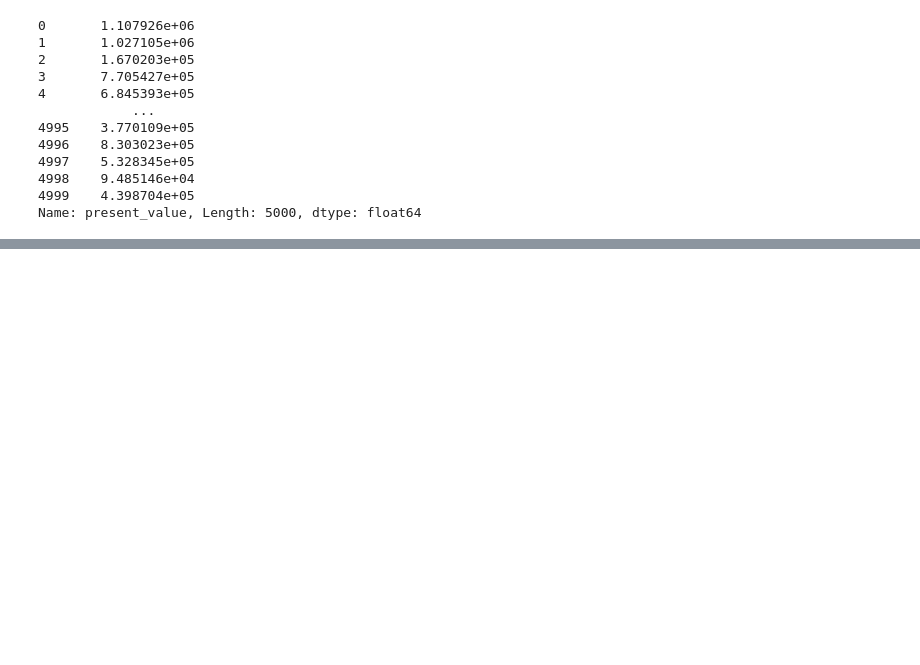
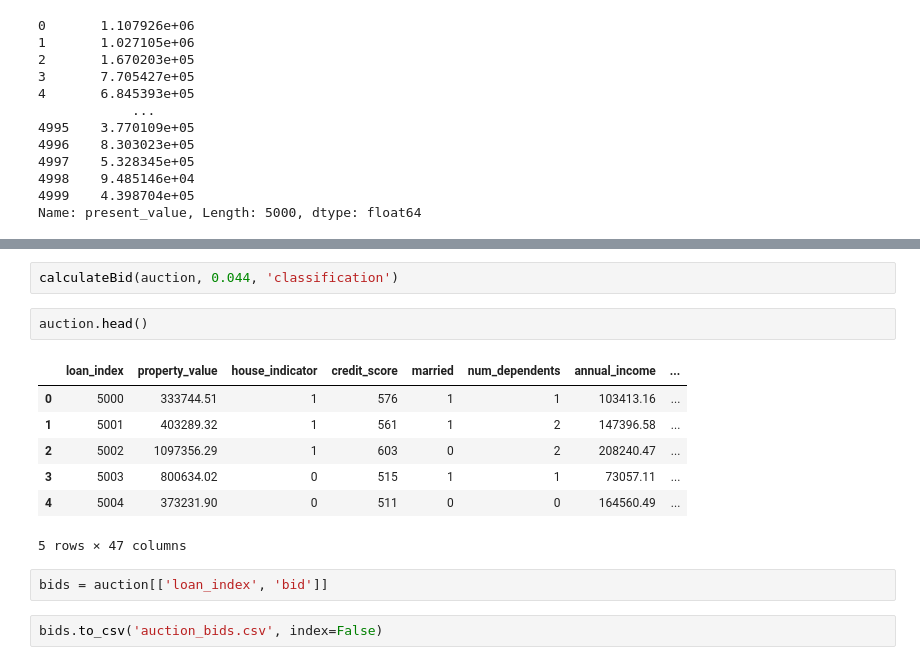
Before and after one commit to rezabrizi/Mortgage-Modeling, a Jupyter notebook: model.ipynb, the cells around one changed output, grey strips where cells are left out. Cells and saved outputs as stored; diff of their text form; blank space fills up the shorter version.

```diff
--- a/model.ipynb
+++ b/model.ipynb
@@ -419,0 +475,16 @@ for idx, row in mortgage.iterrows():
+# %%
+calculateBid(auction, 0.044, 'classification')
+# %%
+auction.head()
+# %% [output]
+|  | loan_index | property_value | house_indicator | credit_score | married | num_dependents | annual_income | ... |
+| 0 | 5000 | 333744.51 | 1 | 576 | 1 | 1 | 103413.16 | ... |
+| 1 | 5001 | 403289.32 | 1 | 561 | 1 | 2 | 147396.58 | ... |
+| 2 | 5002 | 1097356.29 | 1 | 603 | 0 | 2 | 208240.47 | ... |
+| 3 | 5003 | 800634.02 | 0 | 515 | 1 | 1 | 73057.11 | ... |
+| 4 | 5004 | 373231.90 | 0 | 511 | 0 | 0 | 164560.49 | ... |
+5 rows × 47 columns
+# %%
+bids = auction[['loan_index', 'bid']]
+# %%
+bids.to_csv('auction_bids.csv', index=False)
```
Also changed, not shown: parts of 29 cells of this notebook, 4 other files.
